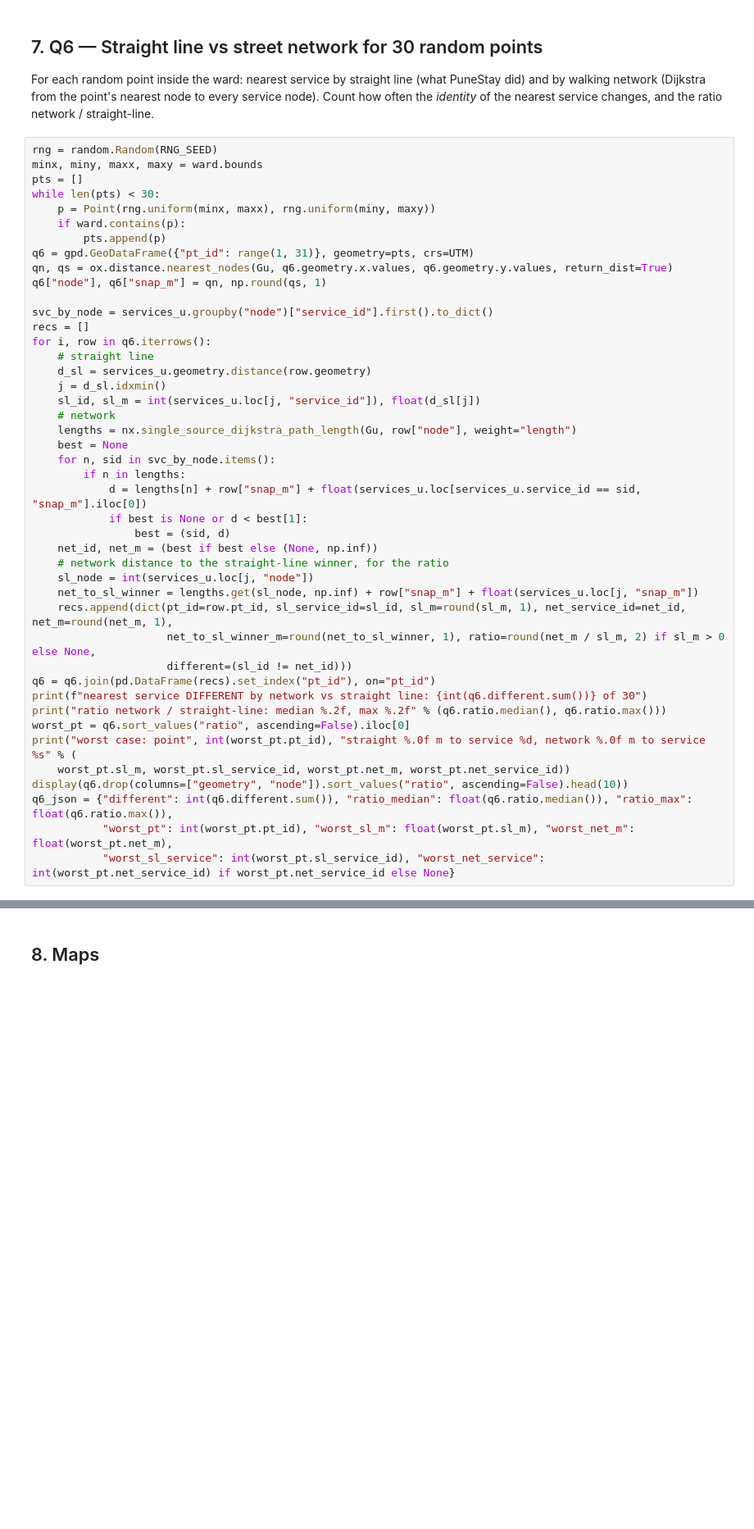
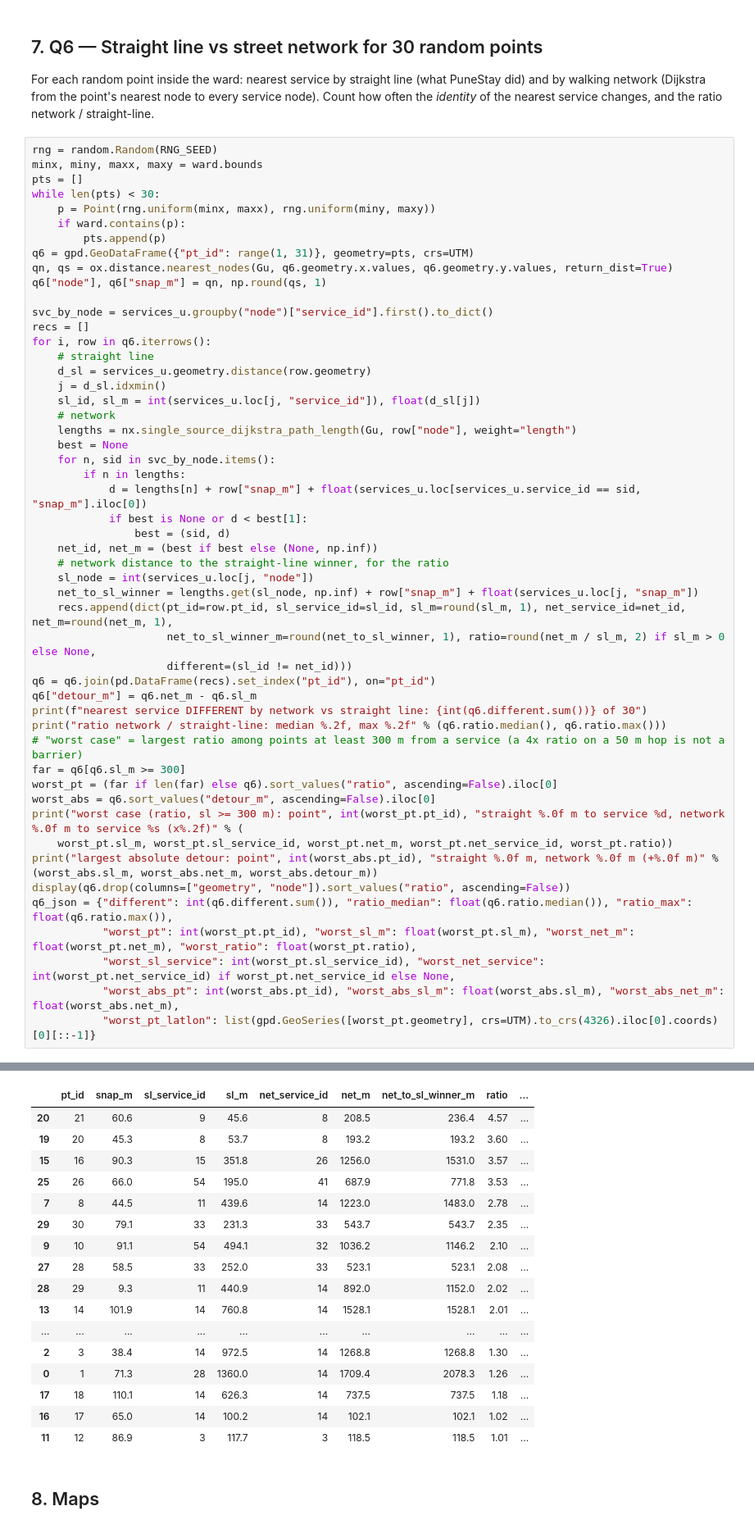
Before and after one commit to Amrtyu29/pune-pg-webgis, a Jupyter notebook: analysis/02_isochrones_h3.ipynb, the cells around one changed output, grey strips where cells are left out. Shown at 82% size. Cells and saved outputs as stored; diff of their text form; blank space fills up the shorter version.

```diff
--- a/analysis/02_isochrones_h3.ipynb
+++ b/analysis/02_isochrones_h3.ipynb
@@ -271,12 +344,20 @@ for i, row in q6.iterrows():
                      net_to_sl_winner_m=round(net_to_sl_winner, 1), ratio=round(net_m / sl_m, 2) if sl_m > 0 else None,
                      different=(sl_id != net_id)))
 q6 = q6.join(pd.DataFrame(recs).set_index("pt_id"), on="pt_id")
+q6["detour_m"] = q6.net_m - q6.sl_m
 print(f"nearest service DIFFERENT by network vs straight line: {int(q6.different.sum())} of 30")
 print("ratio network / straight-line: median %.2f, max %.2f" % (q6.ratio.median(), q6.ratio.max()))
-worst_pt = q6.sort_values("ratio", ascending=False).iloc[0]
-print("worst case: point", int(worst_pt.pt_id), "straight %.0f m to service %d, network %.0f m to service %s" % (
-    worst_pt.sl_m, worst_pt.sl_service_id, worst_pt.net_m, worst_pt.net_service_id))
-display(q6.drop(columns=["geometry", "node"]).sort_values("ratio", ascending=False).head(10))
+# "worst case" = largest ratio among points at least 300 m from a service (a 4x ratio on a 50 m hop is not a barrier)
+far = q6[q6.sl_m >= 300]
+worst_pt = (far if len(far) else q6).sort_values("ratio", ascending=False).iloc[0]
+worst_abs = q6.sort_values("detour_m", ascending=False).iloc[0]
+print("worst case (ratio, sl >= 300 m): point", int(worst_pt.pt_id), "straight %.0f m to service %d, network %.0f m to service %s (x%.2f)" % (
+    worst_pt.sl_m, worst_pt.sl_service_id, worst_pt.net_m, worst_pt.net_service_id, worst_pt.ratio))
+print("largest absolute detour: point", int(worst_abs.pt_id), "straight %.0f m, network %.0f m (+%.0f m)" % (worst_abs.sl_m, worst_abs.net_m, worst_abs.detour_m))
+display(q6.drop(columns=["geometry", "node"]).sort_values("ratio", ascending=False))
 q6_json = {"different": int(q6.different.sum()), "ratio_median": float(q6.ratio.median()), "ratio_max": float(q6.ratio.max()),
-           "worst_pt": int(worst_pt.pt_id), "worst_sl_m": float(worst_pt.sl_m), "worst_net_m": float(worst_pt.net_m),
-           "worst_sl_service": int(worst_pt.sl_service_id), "worst_net_service": int(worst_pt.net_service_id) if worst_pt.net_service_id else None}
+           "worst_pt": int(worst_pt.pt_id), "worst_sl_m": float(worst_pt.sl_m), "worst_net_m": float(worst_pt.net_m), "worst_ratio": float(worst_pt.ratio),
+           "worst_sl_service": int(worst_pt.sl_service_id), "worst_net_service": int(worst_pt.net_service_id) if worst_pt.net_service_id else None,
+           "worst_abs_pt": int(worst_abs.pt_id), "worst_abs_sl_m": float(worst_abs.sl_m), "worst_abs_net_m": float(worst_abs.net_m),
+           "worst_pt_latlon": list(gpd.GeoSeries([worst_pt.geometry], crs=UTM).to_crs(4326).iloc[0].coords)[0][::-1]}
+# %% [output]
@@ -283,3 +368,20 @@ q6_json = {"different": int(q6.different.sum()), "ratio_median": float(q6.ratio.
+|  | pt_id | snap_m | sl_service_id | sl_m | net_service_id | net_m | net_to_sl_winner_m | ratio | ... |
+| 20 | 21 | 60.6 | 9 | 45.6 | 8 | 208.5 | 236.4 | 4.57 | ... |
+| 19 | 20 | 45.3 | 8 | 53.7 | 8 | 193.2 | 193.2 | 3.60 | ... |
+| 15 | 16 | 90.3 | 15 | 351.8 | 26 | 1256.0 | 1531.0 | 3.57 | ... |
+| 25 | 26 | 66.0 | 54 | 195.0 | 41 | 687.9 | 771.8 | 3.53 | ... |
+| 7 | 8 | 44.5 | 11 | 439.6 | 14 | 1223.0 | 1483.0 | 2.78 | ... |
+| 29 | 30 | 79.1 | 33 | 231.3 | 33 | 543.7 | 543.7 | 2.35 | ... |
+| 9 | 10 | 91.1 | 54 | 494.1 | 32 | 1036.2 | 1146.2 | 2.10 | ... |
+| 27 | 28 | 58.5 | 33 | 252.0 | 33 | 523.1 | 523.1 | 2.08 | ... |
+| 28 | 29 | 9.3 | 11 | 440.9 | 14 | 892.0 | 1152.0 | 2.02 | ... |
+| 13 | 14 | 101.9 | 14 | 760.8 | 14 | 1528.1 | 1528.1 | 2.01 | ... |
+| ... | ... | ... | ... | ... | ... | ... | ... | ... | ... |
+| 2 | 3 | 38.4 | 14 | 972.5 | 14 | 1268.8 | 1268.8 | 1.30 | ... |
+| 0 | 1 | 71.3 | 28 | 1360.0 | 14 | 1709.4 | 2078.3 | 1.26 | ... |
+| 17 | 18 | 110.1 | 14 | 626.3 | 14 | 737.5 | 737.5 | 1.18 | ... |
+| 16 | 17 | 65.0 | 14 | 100.2 | 14 | 102.1 | 102.1 | 1.02 | ... |
+| 11 | 12 | 86.9 | 3 | 117.7 | 3 | 118.5 | 118.5 | 1.01 | ... |
 # %% [markdown]
 ## 8. Maps
 # %%
```
Also changed, not shown: parts of 11 cells of this notebook, 7 other files.
